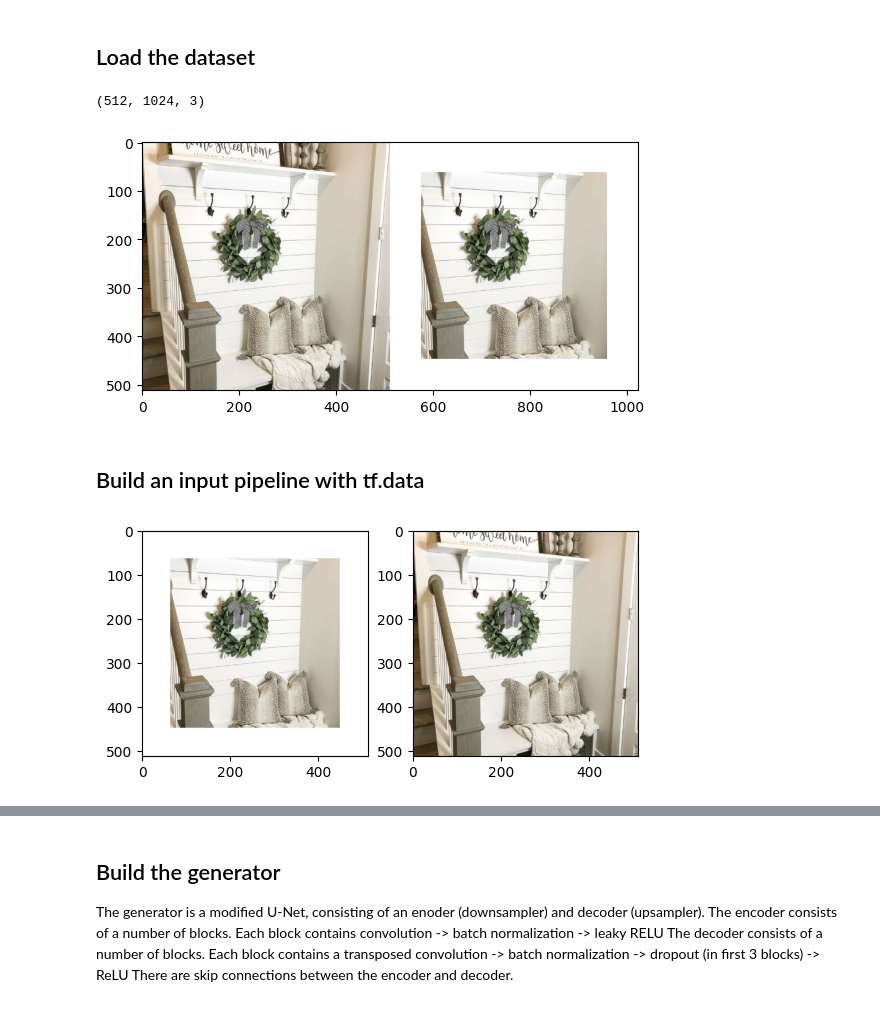
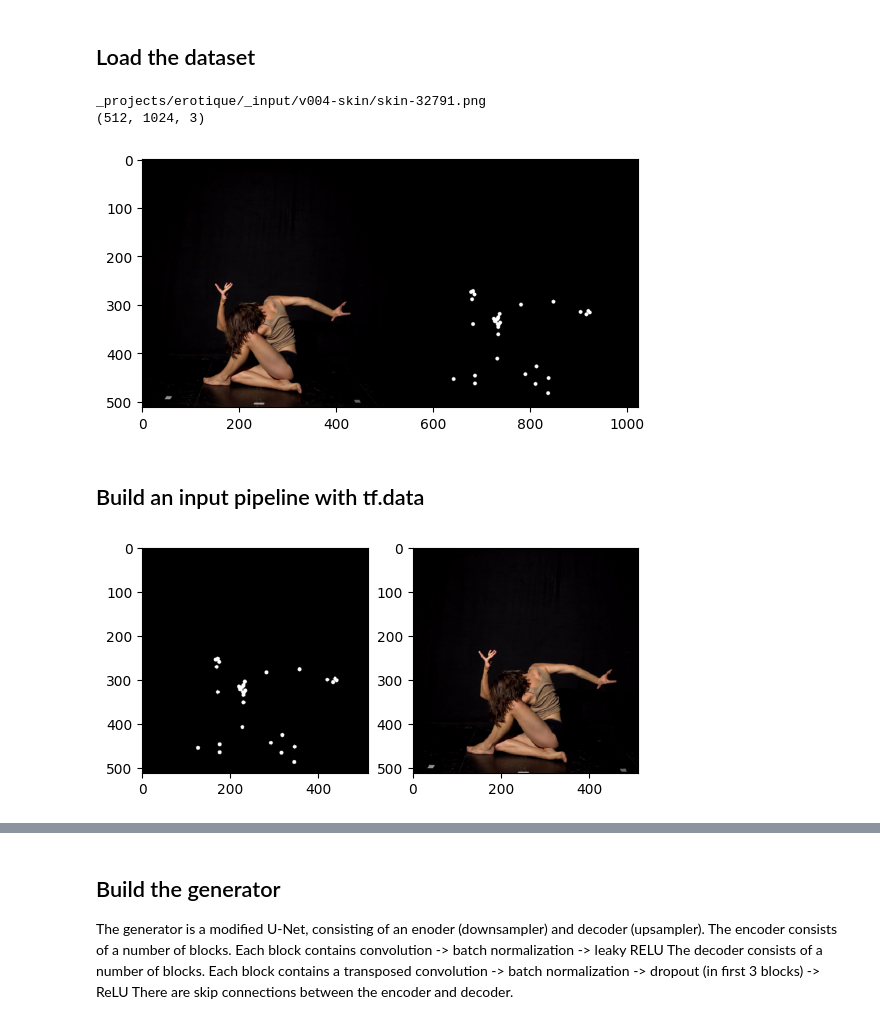
Before and after one commit to fdb/pix2pix-from-scratch, a Jupyter notebook: pix2pix.ipynb, the cells around one changed output, grey strips where cells are left out. Drawn from its saved outputs; the diff is of its cells as text; code cells hidden in the pictures.

```diff
--- a/pix2pix.ipynb
+++ b/pix2pix.ipynb
@@ -28,15 +36,26 @@ dataset_dir = "_input/hallways"
+# %%
+project_dir = "_projects/erotique/"
+dataset_dir = os.path.join(project_dir, "_input/v004-skin")
+model_dir = ensure_directory(project_dir, "_output")
+checkpoint_dir = ensure_directory(project_dir, "_output/checkpoint")
+log_dir = ensure_directory(project_dir, "_output/log")
+output_image_dir = ensure_directory(project_dir, "_output/images")
+glob_pattern = '*.png'
 # %%
-sample_image = tf.io.read_file(os.path.join(dataset_dir, 'hallway-0001.jpg'))
+sample_image_filename = glob.glob(os.path.join(dataset_dir, glob_pattern))[0]
+print(sample_image_filename)
+sample_image = tf.io.read_file(sample_image_filename)
 sample_image = tf.io.decode_jpeg(sample_image)
 print(sample_image.shape)
 # %% [output]
+_projects/erotique/_input/v004-skin/skin-32791.png
 (512, 1024, 3)
 # %%
 plt.figure()
 plt.imshow(sample_image)
 plt.show()
 # %% [output]
-[figure, old version]
+[figure, new version]
 # %% [markdown]
 ## Build an input pipeline with tf.data
 # %%
@@ -92,14 +111,14 @@ def random_jitter(input_image, real_image):
 def process_image(fname):
     input_image, real_image = load_image(fname)
     input_image, real_image = normalize_images(input_image, real_image)
-    #input_image, real_image = random_jitter(input_image, real_image)
+    input_image, real_image = random_jitter(input_image, real_image)
     return input_image, real_image
 # %%
-sample_input_image, sample_real_image = process_image(os.path.join(dataset_dir, 'hallway-0001.jpg'))
+sample_input_image, sample_real_image = process_image(sample_image_filename)
 fig = plt.figure()
 fig.add_subplot(1, 2, 1).imshow(sample_input_image * 0.5 + 0.5)
 fig.add_subplot(1, 2, 2).imshow(sample_real_image  * 0.5 + 0.5)
 plt.show()
 # %% [output]
-[figure, old version]
+[figure, new version]
 # %%
```
Also changed, not shown: parts of 17 cells of this notebook.
